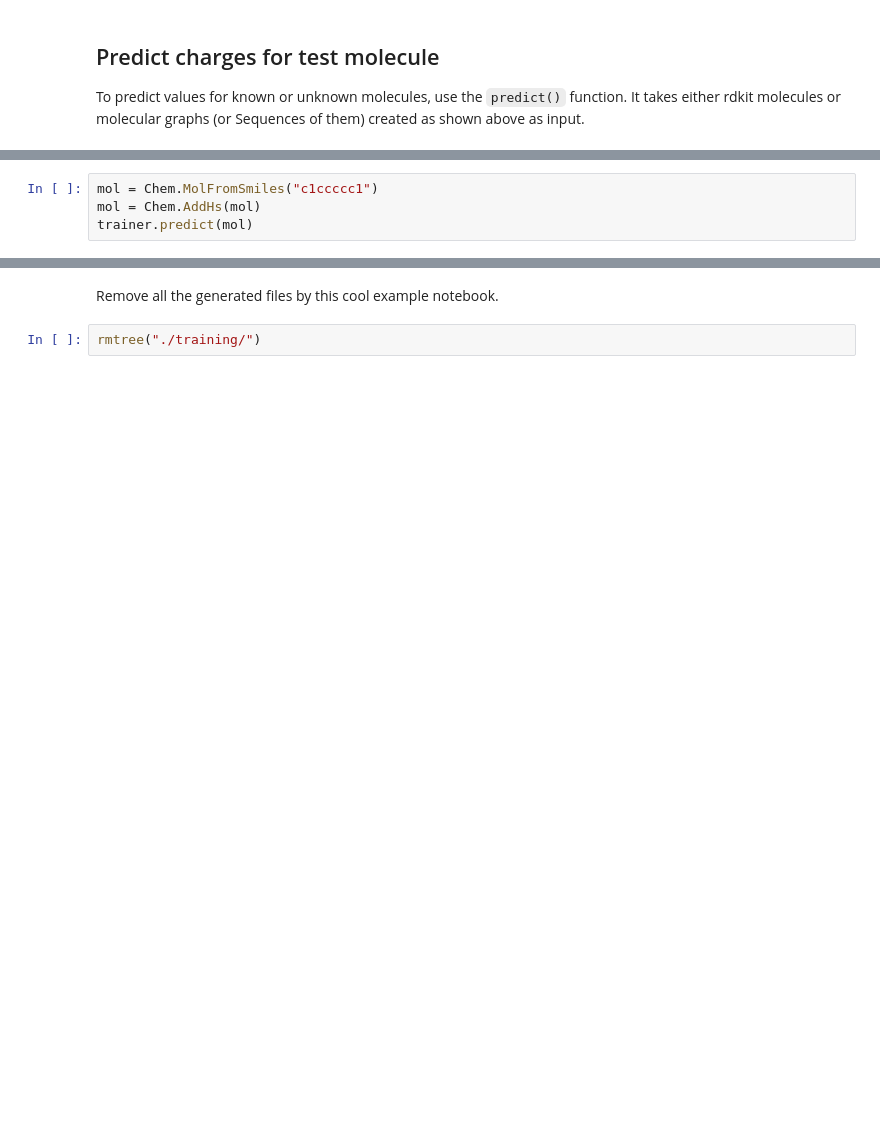
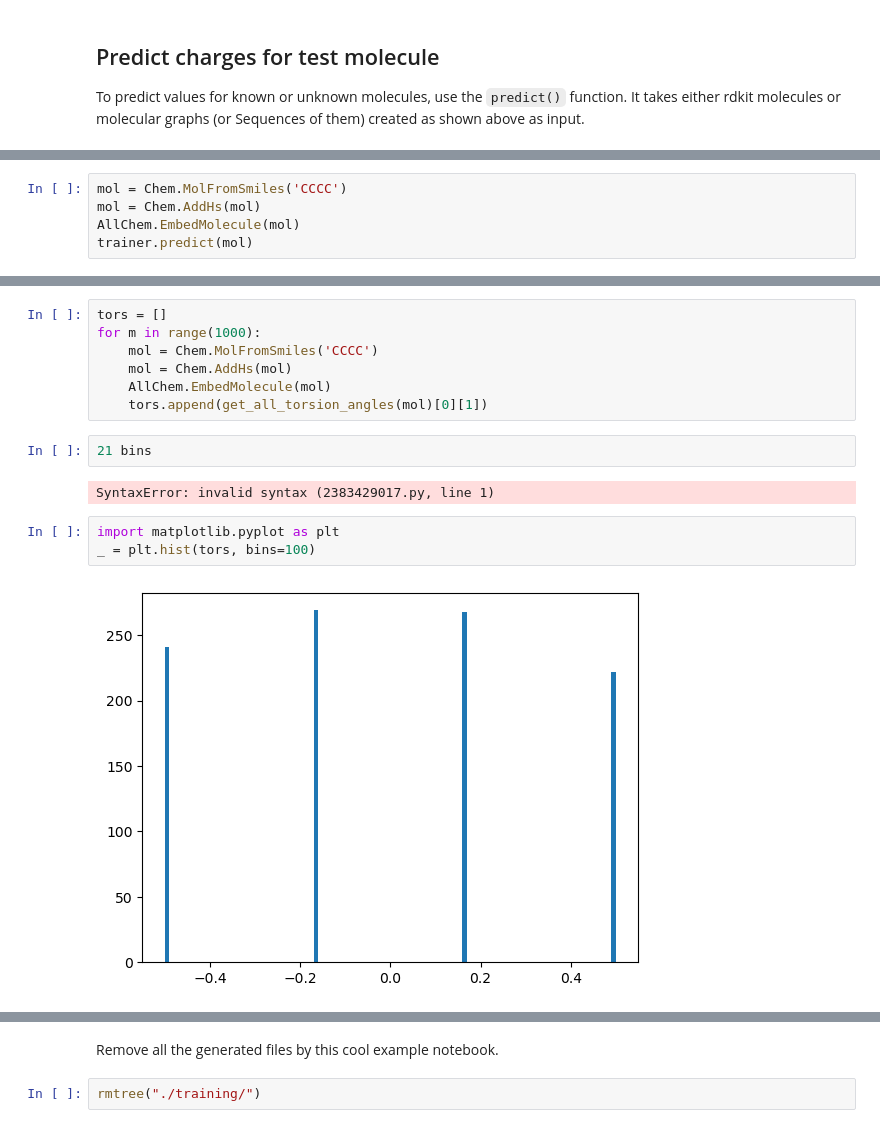
Before and after one commit to rinikerlab/DASH-tree, a Jupyter notebook: serenityff/charge/examples/02_train_ml_model.ipynb, the cells around one changed output, grey strips where cells are left out. Saved outputs shown, nothing was run; the diff lists cells and outputs as text; blank space fills up the shorter version.

Commit message:
Torsion

```diff
--- a/serenityff/charge/examples/02_train_ml_model.ipynb
+++ b/serenityff/charge/examples/02_train_ml_model.ipynb
@@ -71,5 +178,6 @@ To predict values for known or unknown molecules, use the `predict()` function.
 # %%
-mol = Chem.MolFromSmiles("c1ccccc1")
+mol = Chem.MolFromSmiles('CCCC')
 mol = Chem.AddHs(mol)
+AllChem.EmbedMolecule(mol)
 trainer.predict(mol)
 # %% [output]
@@ -87,0 +204,16 @@ trainer.predict(mol)
+# %%
+tors = []
+for m in range(1000):
+    mol = Chem.MolFromSmiles('CCCC')
+    mol = Chem.AddHs(mol)
+    AllChem.EmbedMolecule(mol)
+    tors.append(get_all_torsion_angles(mol)[0][1])
+# %%
+21 bins
+# %% [output]
+SyntaxError: invalid syntax (2383429017.py, line 1)
+# %%
+import matplotlib.pyplot as plt
+_ = plt.hist(tors, bins=100)
+# %% [output]
+[figure, added]
```
Also changed, not shown: parts of 17 cells of this notebook, 6 other files.
